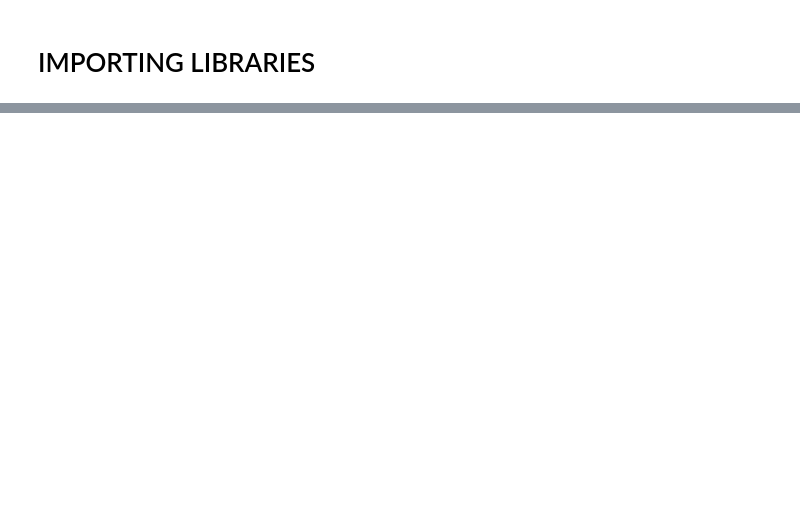
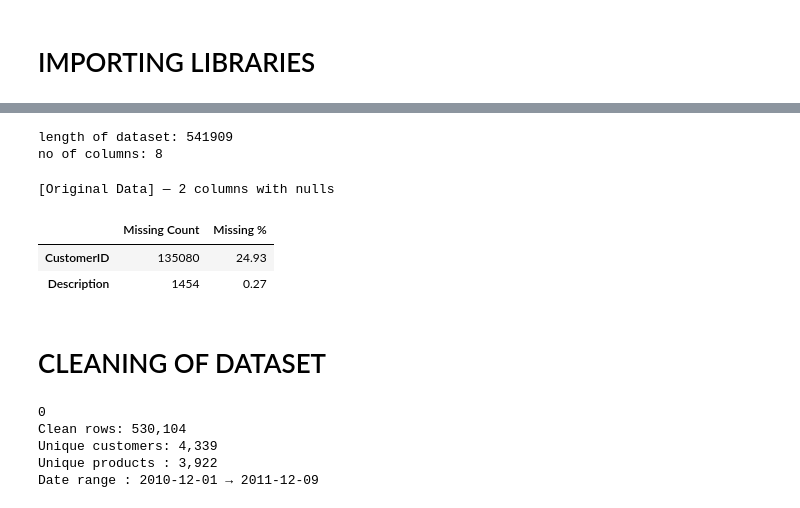
Before and after one commit to tushantrao141-arch/RetailPulse-AI-Powered-Customer-Analytics-Demand-Forecasting, a Jupyter notebook: notebooks/eda_cleaning.ipynb, the cells around one changed output, grey strips where cells are left out. Saved outputs shown, nothing was run; the diff lists cells and outputs as text; code cells hidden in the pictures; blank space fills up the shorter version.

```diff
--- a/notebooks/eda_cleaning.ipynb
+++ b/notebooks/eda_cleaning.ipynb
@@ -23,0 +19,6 @@ data.head()
+# %%
+df=data.copy()
+df.info()
+df.describe()
+df.isnull().sum()
+# df.nunique()
@@ -23,0 +50,48 @@ data.head()
+# %%
+print(f"length of dataset: {len(df)}")
+print(f"no of columns: {len(df.columns)}")
+# %% [output]
+length of dataset: 541909
+no of columns: 8
+# %%
+def missing_summary(df, name):
+    miss = df.isnull().sum()
+    pct  = (miss / len(df) * 100).round(2)
+    summary = pd.DataFrame({'Missing Count': miss, 'Missing %': pct})
+    summary = summary[summary['Missing Count'] > 0].sort_values('Missing %', ascending=False)
+    print(f'\n[{name}] — {len(summary)} columns with nulls')
+    display(summary)
+missing_summary(df, 'Original Data')
+# %% [output]
+[Original Data] — 2 columns with nulls
+|  | Missing Count | Missing % |
+| CustomerID | 135080 | 24.93 |
+| Description | 1454 | 0.27 |
+# %% [markdown]
+# CLEANING OF DATASET
+# %%
+invoice_to_customer = (
+    df.dropna(subset=['CustomerID'])
+    .groupby('InvoiceNo')['CustomerID']
+    .first()
+)
+df['CustomerID'] = df['CustomerID'].fillna(df['InvoiceNo'].map(invoice_to_customer))
+df['CustomerID'] = df['CustomerID'].fillna(0).astype(int)
+print(df['CustomerID'].isnull().sum())
+df = df[~df["InvoiceNo"].astype(str).str.startswith("C")]  # cancellations hataao
+df = df[df["Quantity"] > 0]
+df = df[df["UnitPrice"] > 0]
+df["InvoiceDate"] = pd.to_datetime(df["InvoiceDate"], dayfirst=True)
+df["Revenue"] = df["Quantity"] * df["UnitPrice"]
+df["CustomerID"] = df["CustomerID"].astype(int)
+
+print(f"Clean rows: {len(df):,}")
+print(f"Unique customers: {df['CustomerID'].nunique():,}")
+print(f"Unique products : {df['StockCode'].nunique():,}")
+print(f"Date range : {df['InvoiceDate'].min().date()} → {df['InvoiceDate'].max().date()}")
+# %% [output]
+0
+Clean rows: 530,104
+Unique customers: 4,339
+Unique products : 3,922
+Date range : 2010-12-01 → 2011-12-09
```
Also changed, not shown: parts of 11 cells of this notebook, 2 other files.
